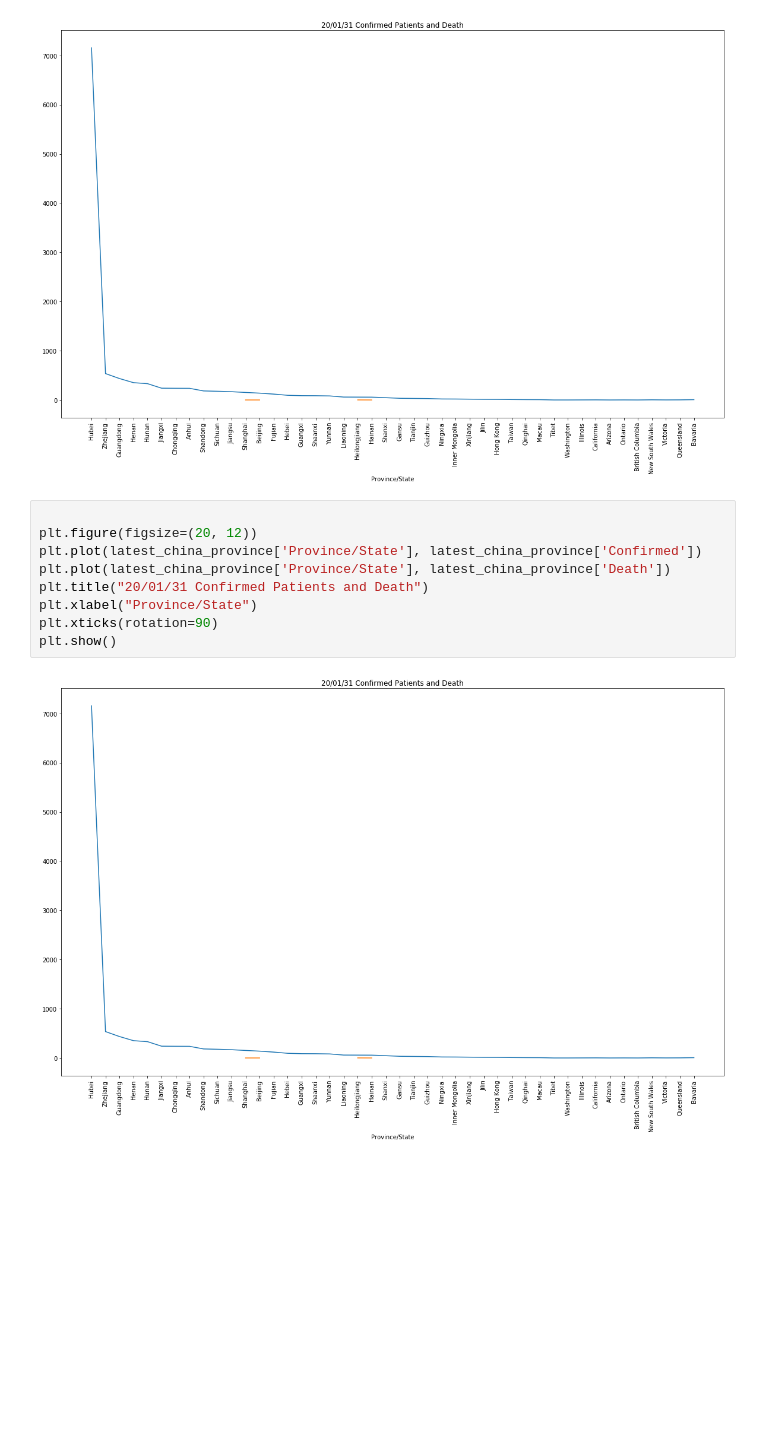
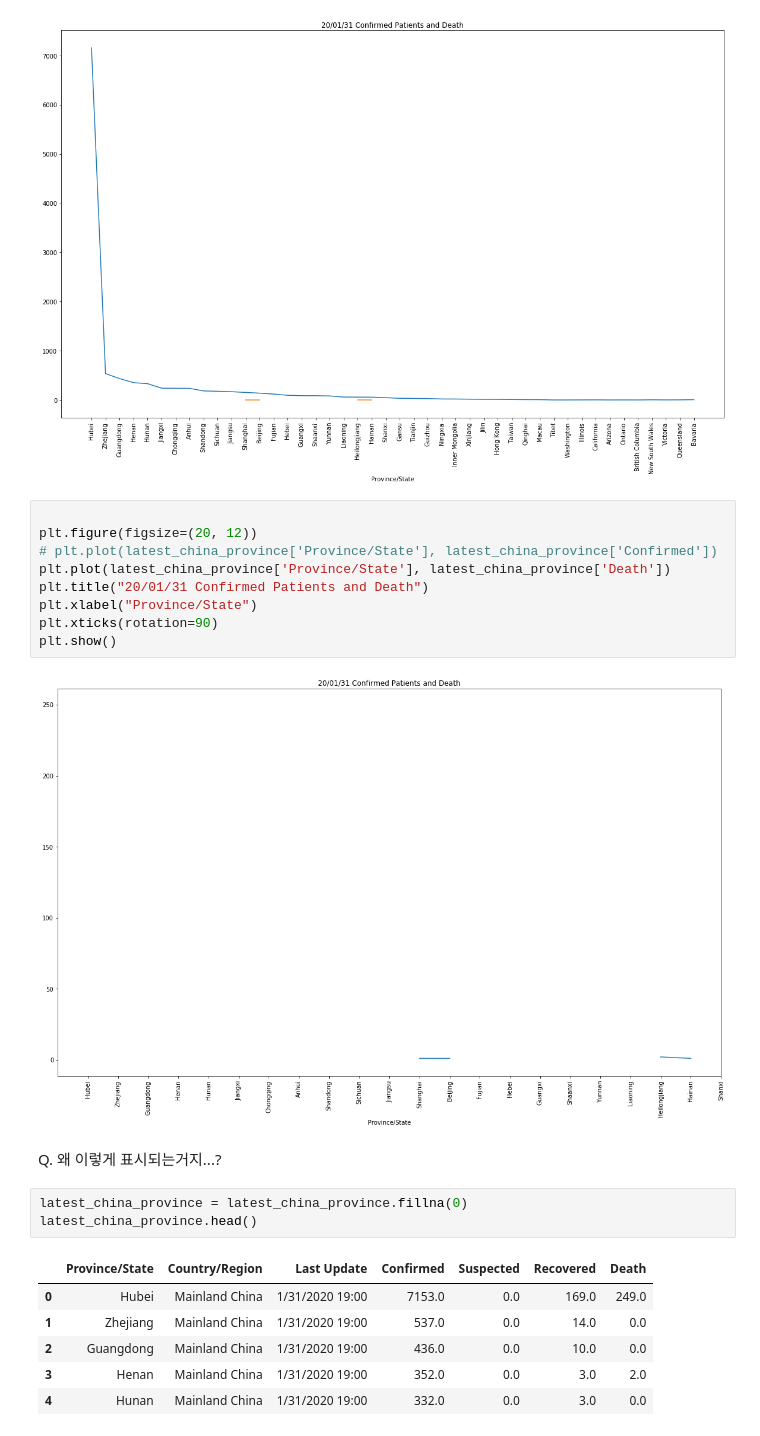
Before and after one commit to Steve-YJ/Dive-Deep-into-Wuhan-Corona, a Jupyter notebook: 02.Kaggle-coronavirus-visualization-~01.31.ipynb, the cells around one changed output. Drawn from its saved outputs; the diff is of its cells as text; blank space fills up the shorter version.

```diff
--- a/02.Kaggle-coronavirus-visualization-~01.31.ipynb
+++ b/02.Kaggle-coronavirus-visualization-~01.31.ipynb
@@ -119,11 +119,23 @@ plt.show()
 # %%
 
 plt.figure(figsize=(20, 12))
-plt.plot(latest_china_province['Province/State'], latest_china_province['Confirmed'])
+# plt.plot(latest_china_province['Province/State'], latest_china_province['Confirmed'])
 plt.plot(latest_china_province['Province/State'], latest_china_province['Death'])
 plt.title("20/01/31 Confirmed Patients and Death")
 plt.xlabel("Province/State")
 plt.xticks(rotation=90)
 plt.show()
 # %% [output]
-[figure, old version]
+[figure, new version]
+# %% [markdown]
+Q. 왜 이렇게 표시되는거지...?
+# %%
+latest_china_province = latest_china_province.fillna(0)
+latest_china_province.head()
+# %% [output]
+|  | Province/State | Country/Region | Last Update | Confirmed | Suspected | Recovered | Death |
+| 0 | Hubei | Mainland China | 1/31/2020 19:00 | 7153.0 | 0.0 | 169.0 | 249.0 |
+| 1 | Zhejiang | Mainland China | 1/31/2020 19:00 | 537.0 | 0.0 | 14.0 | 0.0 |
+| 2 | Guangdong | Mainland China | 1/31/2020 19:00 | 436.0 | 0.0 | 10.0 | 0.0 |
+| 3 | Henan | Mainland China | 1/31/2020 19:00 | 352.0 | 0.0 | 3.0 | 2.0 |
+| 4 | Hunan | Mainland China | 1/31/2020 19:00 | 332.0 | 0.0 | 3.0 | 0.0 |
```
Also changed, not shown: parts of 12 cells of this notebook.
